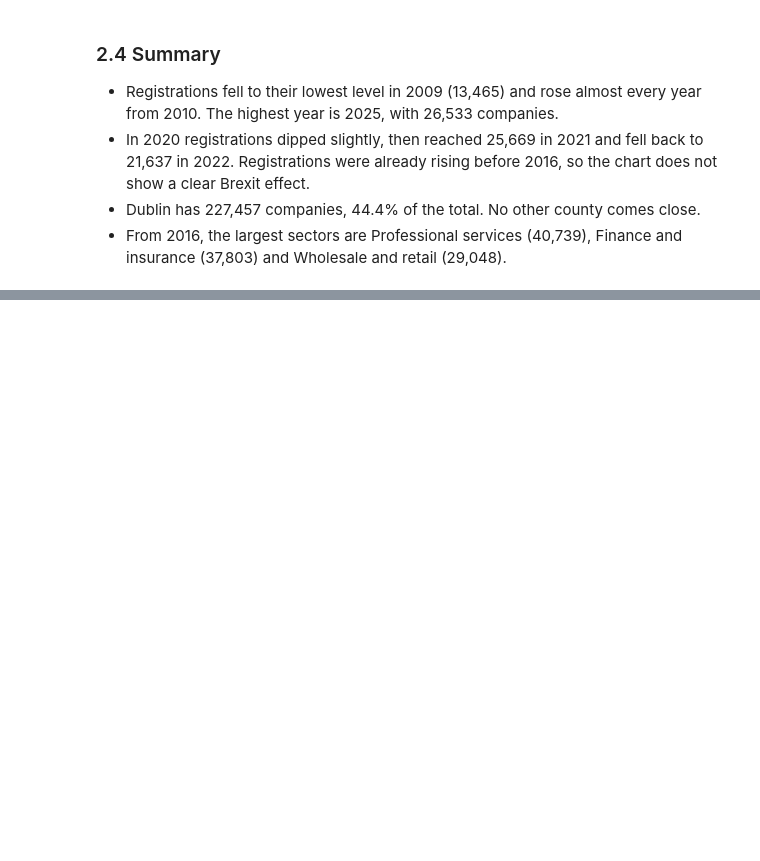
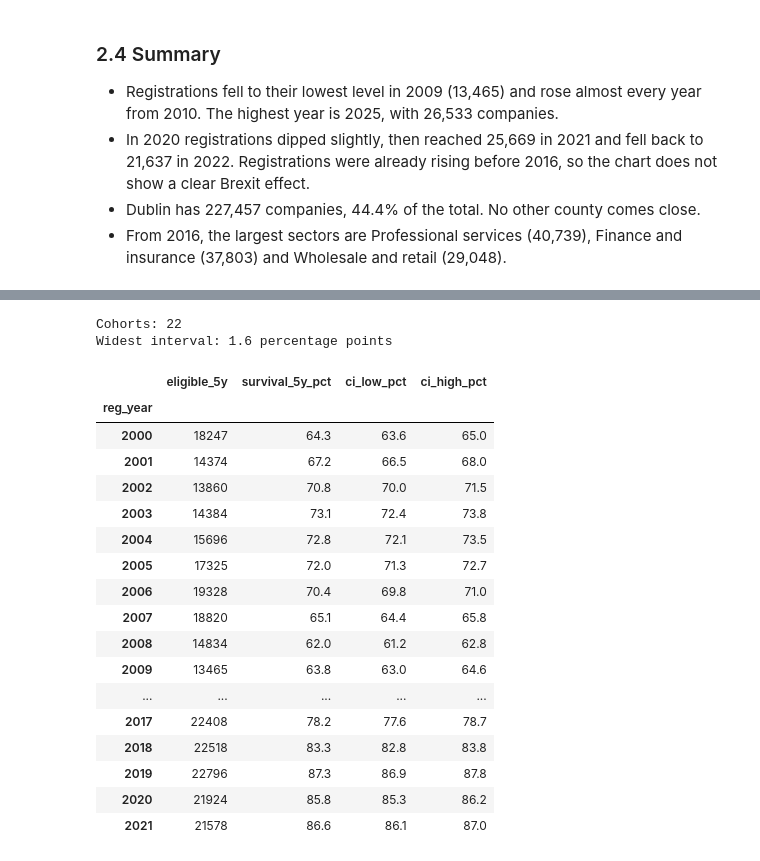
Before and after one commit to temulenbd/irish-company-survival-analysis, a Jupyter notebook: notebooks/3_statistical_analysis.ipynb, the cells around one changed output, grey strips where cells are left out. Drawn from its saved outputs; the diff is of its cells as text; code cells hidden in the pictures; blank space fills up the shorter version.

```diff
--- a/notebooks/3_statistical_analysis.ipynb
+++ b/notebooks/3_statistical_analysis.ipynb
@@ -288,0 +414,37 @@ Professional services, Finance and insurance and Wholesale and retail are the th
+# %%
+# Cohorts old enough for a 5-year rate
+five_year = cohorts[cohorts["eligible_5y"] > 0].copy()
+
+# 95% Wilson confidence interval for each cohort
+low, high = proportion_confint(five_year["survived_5y"], five_year["eligible_5y"],
+                               alpha=0.05, method="wilson")
+five_year["ci_low_pct"] = (low * 100).round(1)
+five_year["ci_high_pct"] = (high * 100).round(1)
+
+# Width of each interval in percentage points
+five_year["ci_width"] = five_year["ci_high_pct"] - five_year["ci_low_pct"]
+
+print("Cohorts:", len(five_year))
+print("Widest interval:", five_year["ci_width"].max().round(1), "percentage points\n")
+five_year[["eligible_5y", "survival_5y_pct", "ci_low_pct", "ci_high_pct"]]
+# %% [output]
+Cohorts: 22
+Widest interval: 1.6 percentage points
+|  | eligible_5y | survival_5y_pct | ci_low_pct | ci_high_pct |
+| reg_year |  |  |  |  |
+| 2000 | 18247 | 64.3 | 63.6 | 65.0 |
+| 2001 | 14374 | 67.2 | 66.5 | 68.0 |
+| 2002 | 13860 | 70.8 | 70.0 | 71.5 |
+| 2003 | 14384 | 73.1 | 72.4 | 73.8 |
+| 2004 | 15696 | 72.8 | 72.1 | 73.5 |
+| 2005 | 17325 | 72.0 | 71.3 | 72.7 |
+| 2006 | 19328 | 70.4 | 69.8 | 71.0 |
+| 2007 | 18820 | 65.1 | 64.4 | 65.8 |
+| 2008 | 14834 | 62.0 | 61.2 | 62.8 |
+| 2009 | 13465 | 63.8 | 63.0 | 64.6 |
+| ... | ... | ... | ... | ... |
+| 2017 | 22408 | 78.2 | 77.6 | 78.7 |
+| 2018 | 22518 | 83.3 | 82.8 | 83.8 |
+| 2019 | 22796 | 87.3 | 86.9 | 87.8 |
+| 2020 | 21924 | 85.8 | 85.3 | 86.2 |
+| 2021 | 21578 | 86.6 | 86.1 | 87.0 |
```
Also changed, not shown: parts of 20 cells of this notebook, 2 other files.
